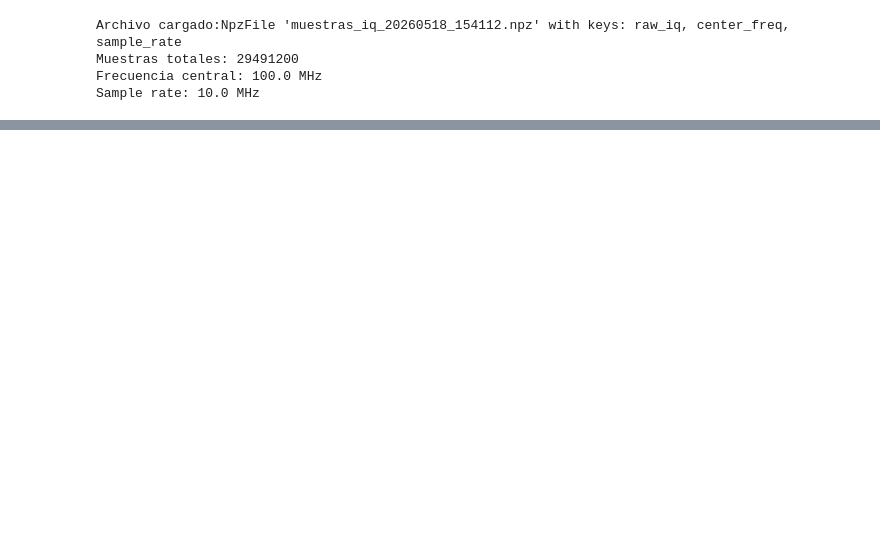
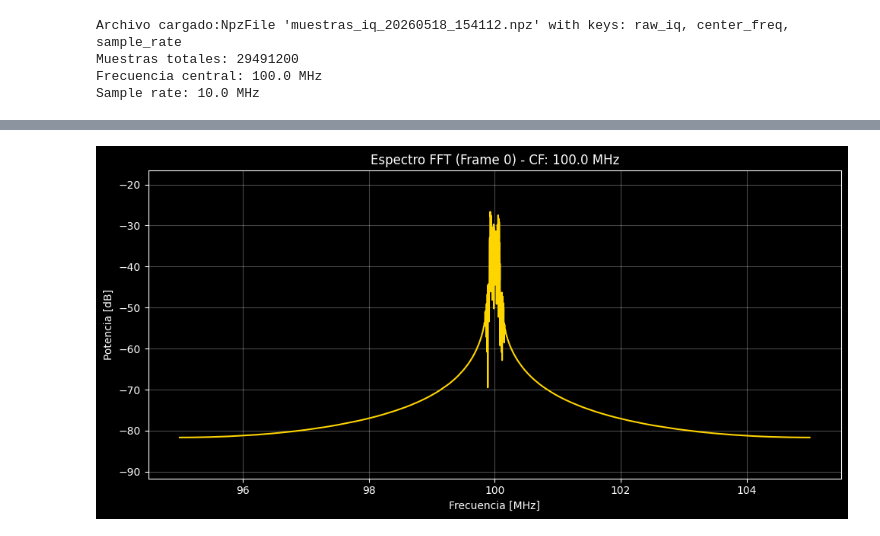
Before and after one commit to alandanastasio/demodulador, a Jupyter notebook: demodulación_experimental.ipynb, the cells around one changed output, grey strips where cells are left out. Drawn from its saved outputs; the diff is of its cells as text; code cells hidden in the pictures; blank space fills up the shorter version.

```diff
--- a/demodulación_experimental.ipynb
+++ b/demodulación_experimental.ipynb
@@ -75,0 +76,7 @@ plot_fft(muestras_iq,cf,sr,4096,0)
+# %%
+kernel=dsp.firwin(200,200e3/sr)
+muestras_filt=np.convolve(muestras_iq,kernel,mode='same')
+
+plot_fft(muestras_filt,cf,sr)
+# %% [output]
+[figure, added]
```
Also changed, not shown: parts of 4 cells of this notebook.
